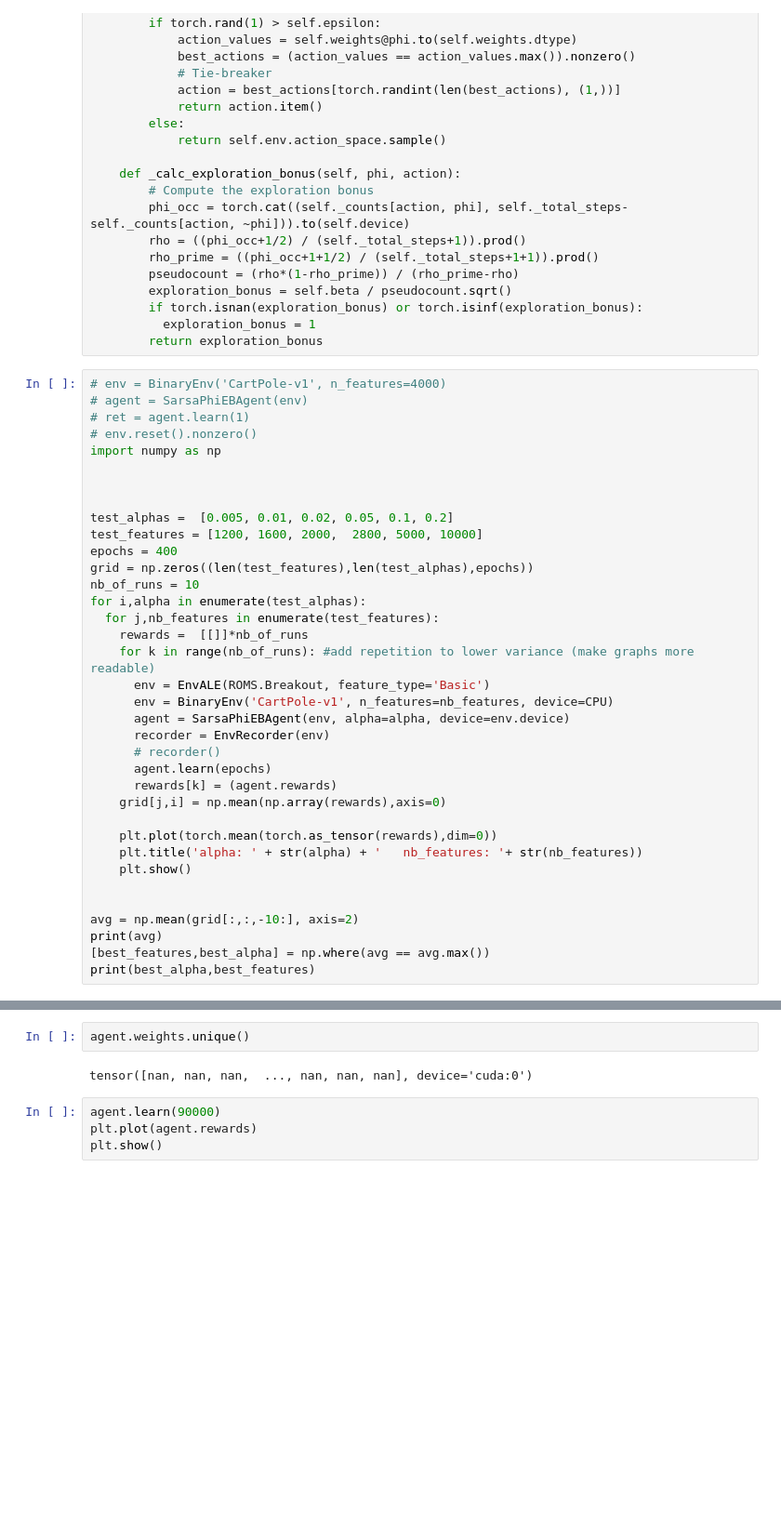
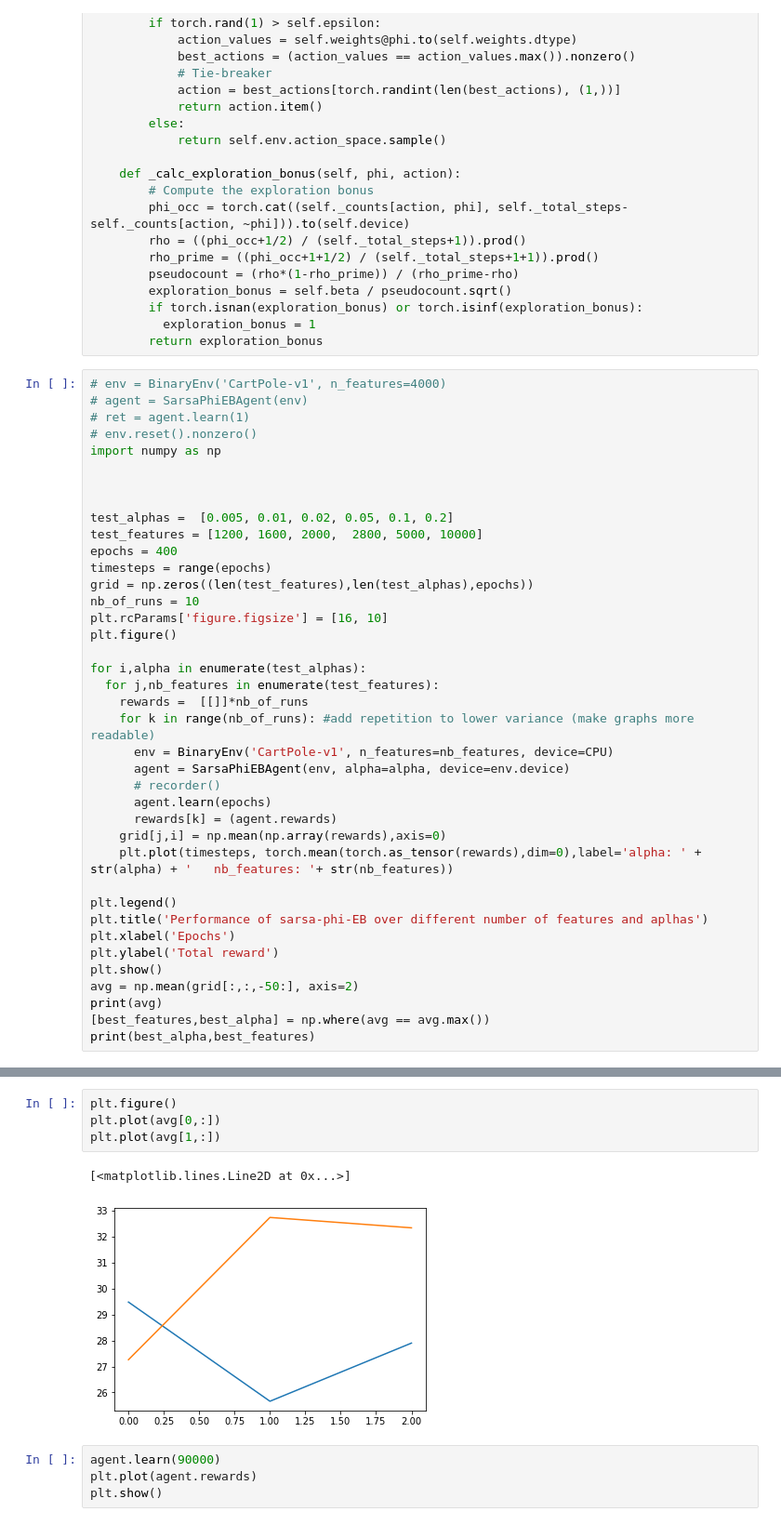
Before and after one commit to Tinynja/sarsa-phi-eb, a Jupyter notebook: notebooks/ALE_Framework_Tests.ipynb, the cells around one changed output, grey strips where cells are left out. Shown: that part at 93% size. Cells and saved outputs as stored; diff of their text form; blank space fills up the shorter version.

Commit message:
grid search

```diff
--- a/notebooks/ALE_Framework_Tests.ipynb
+++ b/notebooks/ALE_Framework_Tests.ipynb
@@ -598,27 +598,30 @@ import numpy as np
 test_alphas =  [0.005, 0.01, 0.02, 0.05, 0.1, 0.2]
 test_features = [1200, 1600, 2000,  2800, 5000, 10000]
 epochs = 400
+timesteps = range(epochs)
 grid = np.zeros((len(test_features),len(test_alphas),epochs))
 nb_of_runs = 10
+plt.rcParams['figure.figsize'] = [16, 10]
+plt.figure()
+
 for i,alpha in enumerate(test_alphas):
   for j,nb_features in enumerate(test_features):
     rewards =  [[]]*nb_of_runs
     for k in range(nb_of_runs): #add repetition to lower variance (make graphs more readable)
-      env = EnvALE(ROMS.Breakout, feature_type='Basic')
       env = BinaryEnv('CartPole-v1', n_features=nb_features, device=CPU)
       agent = SarsaPhiEBAgent(env, alpha=alpha, device=env.device)
-      recorder = EnvRecorder(env)
       # recorder()
       agent.learn(epochs)
       rewards[k] = (agent.rewards)
     grid[j,i] = np.mean(np.array(rewards),axis=0)
+    plt.plot(timesteps, torch.mean(torch.as_tensor(rewards),dim=0),label='alpha: ' + str(alpha) + '   nb_features: '+ str(nb_features))
 
-    plt.plot(torch.mean(torch.as_tensor(rewards),dim=0))
-    plt.title('alpha: ' + str(alpha) + '   nb_features: '+ str(nb_features))
-    plt.show()
-
-
-avg = np.mean(grid[:,:,-10:], axis=2)
+plt.legend()
+plt.title('Performance of sarsa-phi-EB over different number of features and aplhas')
+plt.xlabel('Epochs')
+plt.ylabel('Total reward')
+plt.show()
+avg = np.mean(grid[:,:,-50:], axis=2)
 print(avg)
 [best_features,best_alpha] = np.where(avg == avg.max())
 print(best_alpha,best_features)
@@ -633,7 +631,10 @@ TypeError: ignored
-# %%
-agent.weights.unique()
-# %% [output]
-tensor([nan, nan, nan,  ..., nan, nan, nan], device='cuda:0')
+# %%
+plt.figure()
+plt.plot(avg[0,:])
+plt.plot(avg[1,:])
+# %% [output]
+[<matplotlib.lines.Line2D at 0x...>]
+[figure, added]
 # %%
 agent.learn(90000)
 plt.plot(agent.rewards)
```
Also changed, not shown: parts of 1 cell of this notebook.
